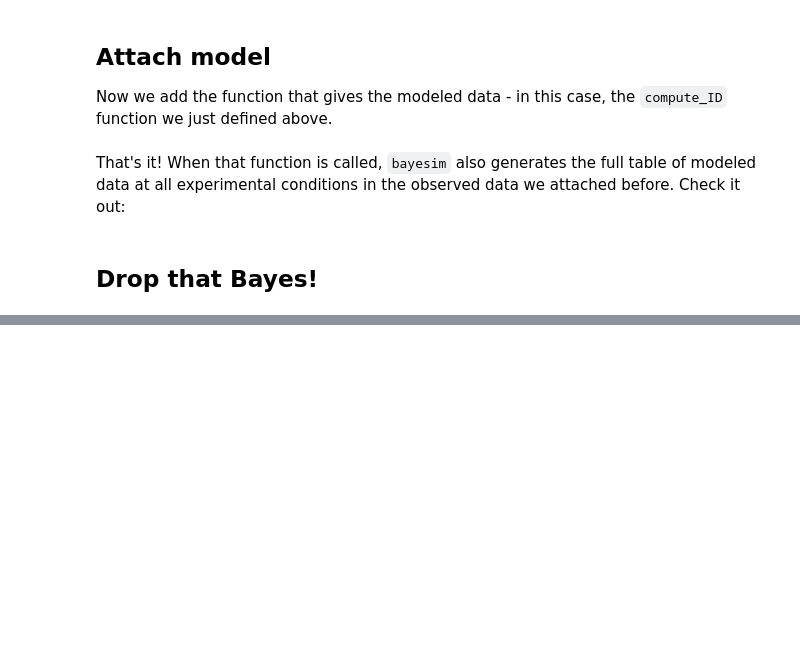
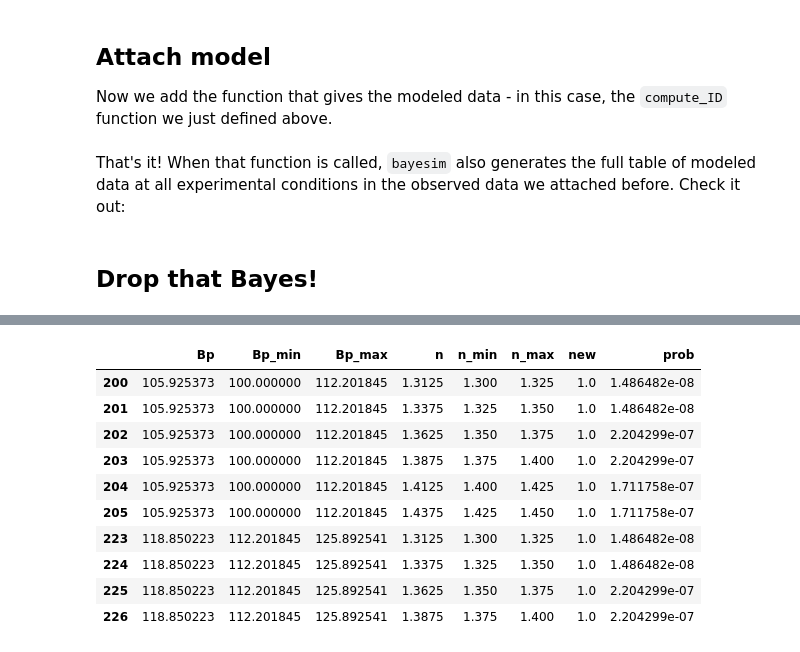
Before and after one commit to PV-Lab/bayesim, a Jupyter notebook: examples/diode/ideal_diode.ipynb, the cells around one changed output, grey strips where cells are left out. Cells and saved outputs as stored; diff of their text form; code cells hidden in the pictures; blank space fills up the shorter version.

```diff
--- a/examples/diode/ideal_diode.ipynb
+++ b/examples/diode/ideal_diode.ipynb
@@ -170,3 +179,17 @@ New model points to simulate are saved in the file new_sim_points_1.h5.
+# %%
+m.probs.points[m.probs.points['new']==True].head(10)
+# %% [output]
+|  | Bp | Bp_min | Bp_max | n | n_min | n_max | new | prob |
+| 200 | 105.925373 | 100.000000 | 112.201845 | 1.3125 | 1.300 | 1.325 | 1.0 | 1.486482e-08 |
+| 201 | 105.925373 | 100.000000 | 112.201845 | 1.3375 | 1.325 | 1.350 | 1.0 | 1.486482e-08 |
+| 202 | 105.925373 | 100.000000 | 112.201845 | 1.3625 | 1.350 | 1.375 | 1.0 | 2.204299e-07 |
+| 203 | 105.925373 | 100.000000 | 112.201845 | 1.3875 | 1.375 | 1.400 | 1.0 | 2.204299e-07 |
+| 204 | 105.925373 | 100.000000 | 112.201845 | 1.4125 | 1.400 | 1.425 | 1.0 | 1.711758e-07 |
+| 205 | 105.925373 | 100.000000 | 112.201845 | 1.4375 | 1.425 | 1.450 | 1.0 | 1.711758e-07 |
+| 223 | 118.850223 | 112.201845 | 125.892541 | 1.3125 | 1.300 | 1.325 | 1.0 | 1.486482e-08 |
+| 224 | 118.850223 | 112.201845 | 125.892541 | 1.3375 | 1.325 | 1.350 | 1.0 | 1.486482e-08 |
+| 225 | 118.850223 | 112.201845 | 125.892541 | 1.3625 | 1.350 | 1.375 | 1.0 | 2.204299e-07 |
+| 226 | 118.850223 | 112.201845 | 125.892541 | 1.3875 | 1.375 | 1.400 | 1.0 | 2.204299e-07 |
 # %%
 new_sims = dd.io.load('new_sim_points_1.h5')[m.param_names]
 # %%
```
Also changed, not shown: parts of 9 cells of this notebook, 7 other files.
